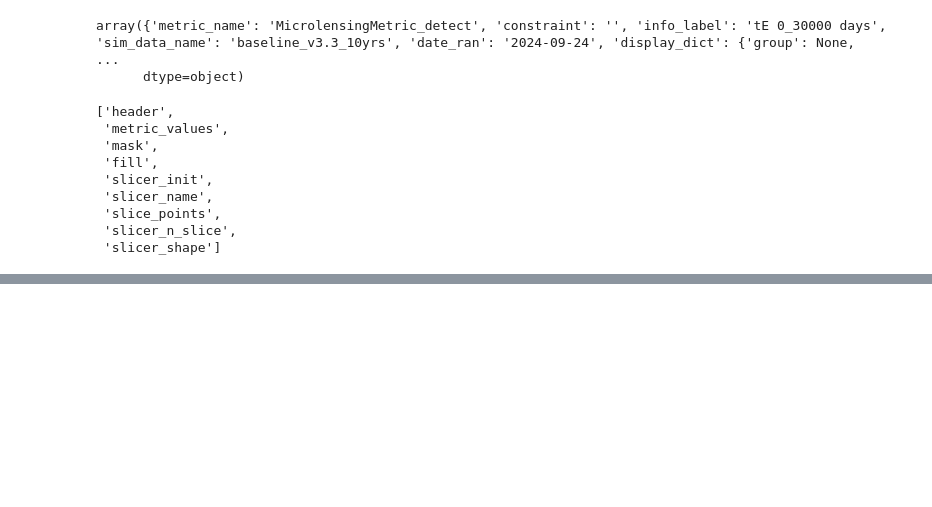
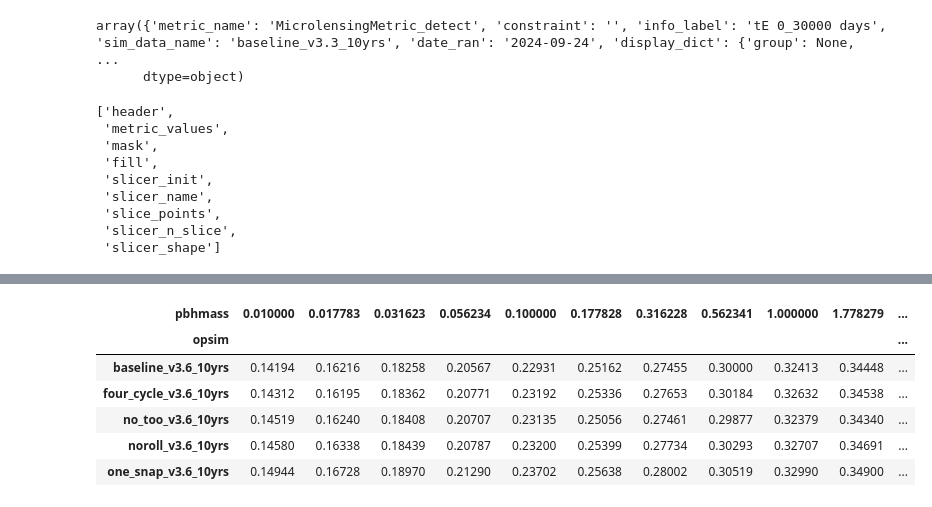
Before and after one commit to duncanwood/rubinsim-ml, a Jupyter notebook: notebooks/2024-09-30 making events.ipynb, the cells around one changed output, grey strips where cells are left out. Cells and saved outputs as stored; diff of their text form; code cells hidden in the pictures; blank space fills up the shorter version.

```diff
--- a/notebooks/2024-09-30 making events.ipynb
+++ b/notebooks/2024-09-30 making events.ipynb
@@ -115,0 +468,10 @@ data['metric_values'].shape
+# %%
+det_pivot
+# %% [output]
+| pbhmass | 0.010000 | 0.017783 | 0.031623 | 0.056234 | 0.100000 | 0.177828 | 0.316228 | 0.562341 | 1.000000 | 1.778279 | ... |
+| opsim |  |  |  |  |  |  |  |  |  |  | ... |
+| baseline_v3.6_10yrs | 0.14194 | 0.16216 | 0.18258 | 0.20567 | 0.22931 | 0.25162 | 0.27455 | 0.30000 | 0.32413 | 0.34448 | ... |
+| four_cycle_v3.6_10yrs | 0.14312 | 0.16195 | 0.18362 | 0.20771 | 0.23192 | 0.25336 | 0.27653 | 0.30184 | 0.32632 | 0.34538 | ... |
+| no_too_v3.6_10yrs | 0.14519 | 0.16240 | 0.18408 | 0.20707 | 0.23135 | 0.25056 | 0.27461 | 0.29877 | 0.32379 | 0.34340 | ... |
+| noroll_v3.6_10yrs | 0.14580 | 0.16338 | 0.18439 | 0.20787 | 0.23200 | 0.25399 | 0.27734 | 0.30293 | 0.32707 | 0.34691 | ... |
+| one_snap_v3.6_10yrs | 0.14944 | 0.16728 | 0.18970 | 0.21290 | 0.23702 | 0.25638 | 0.28002 | 0.30519 | 0.32990 | 0.34900 | ... |
```
Also changed, not shown: parts of 42 cells of this notebook, 30 other files.
